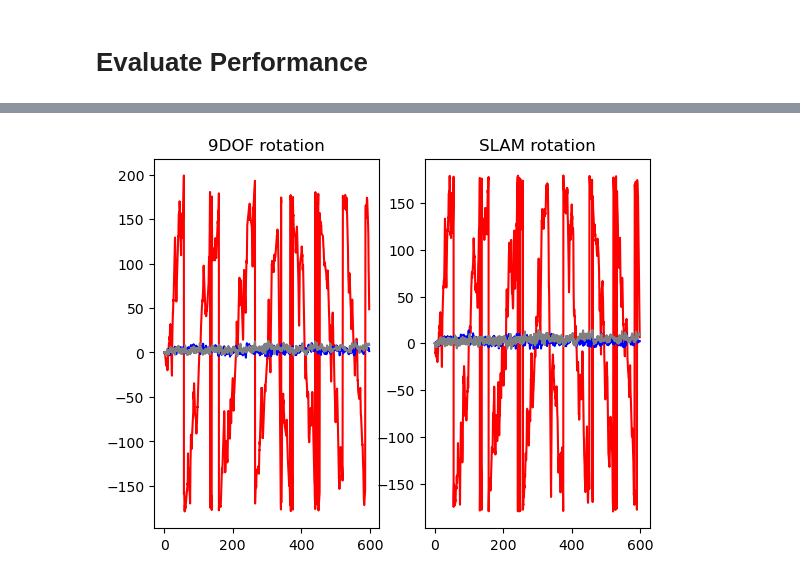
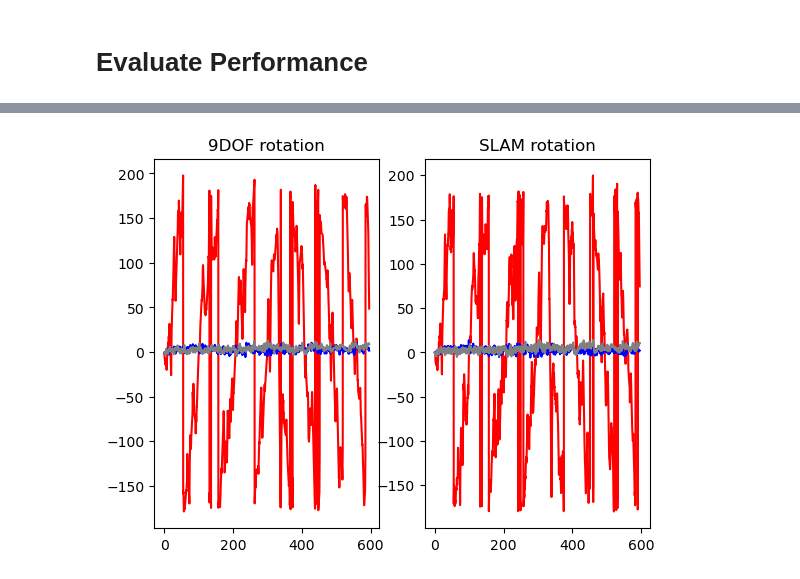
Before and after one commit to YusufHosny/Helixon, a Jupyter notebook: algo-tests/eval_rotations.ipynb, the cells around one changed output, grey strips where cells are left out. Saved outputs shown, nothing was run; the diff lists cells and outputs as text; code cells hidden in the pictures.

```diff
--- a/algo-tests/eval_rotations.ipynb
+++ b/algo-tests/eval_rotations.ipynb
@@ -66,0 +94,27 @@ rpy = lerped_rotations
+# %%
+from scipy import signal
+
+fs = len(unified_ts) / unified_ts[-1]
+n = len(rpy[:, X])
+
+corr = signal.correlate(rots[:, X], rpy[:, X], mode='same') / np.sqrt(signal.correlate(rpy[:, X], rpy[:, X], mode='same')[int(n/2)] * signal.correlate(rots[:, X], rots[:, X], mode='same')[int(n/2)])
+
+delay_arr = np.linspace(-0.5*n, 0.5*n, n)
+delay = delay_arr[np.argmax(corr)]
+
+ix = int(delay)
+if ix > 0:
+    rots = rots[ix:]
+    rpy = rpy[:-ix]
+    unified_ts = unified_ts[:-ix]
+else:
+    rpy = rpy[-ix:]
+    rots = rots[:ix]
+    unified_ts = unified_ts[:ix]
+print(f'Delay is {delay} samples or {delay/fs} seconds')
+fig, (ax1, ax2) = plt.subplots(2, 1)
+ax1.plot(delay_arr, corr)
+
+ax2.plot(unified_ts, rots[:, X], color='gray')
+ax2.plot(unified_ts, rpy[:, X], color='red')
+plt.show()
@@ -133,16 +190,16 @@ angle root mean squared angle error: [32.29124233  2.73519206  2.7135521 ]
 # %%
 
 # plot positions as functions of time
 fig, (ax1, ax2) = plt.subplots(1, 2)
 ax1.set_title('9DOF rotation')
-ax1.plot(gt_timestamp, rpy[:, X], color='red')
-ax1.plot(gt_timestamp, rpy[:, Y], color='blue')
-ax1.plot(gt_timestamp, rpy[:, Z], color='gray')
+ax1.plot(unified_ts, rpy[:, X], color='red')
+ax1.plot(unified_ts, rpy[:, Y], color='blue')
+ax1.plot(unified_ts, rpy[:, Z], color='gray')
 
 ax2.set_title('SLAM rotation')
-ax2.plot(gt_timestamp, rots[:, X], color='red')
-ax2.plot(gt_timestamp, rots[:, Y], color='blue')
-ax2.plot(gt_timestamp, rots[:, Z], color='gray')
+ax2.plot(unified_ts, rots[:, X], color='red')
+ax2.plot(unified_ts, rots[:, Y], color='blue')
+ax2.plot(unified_ts, rots[:, Z], color='gray')
 plt.show()
 # %% [output]
-[figure, old version]
+[figure, new version]
```
Also changed, not shown: parts of 5 cells of this notebook, 2 other files.
